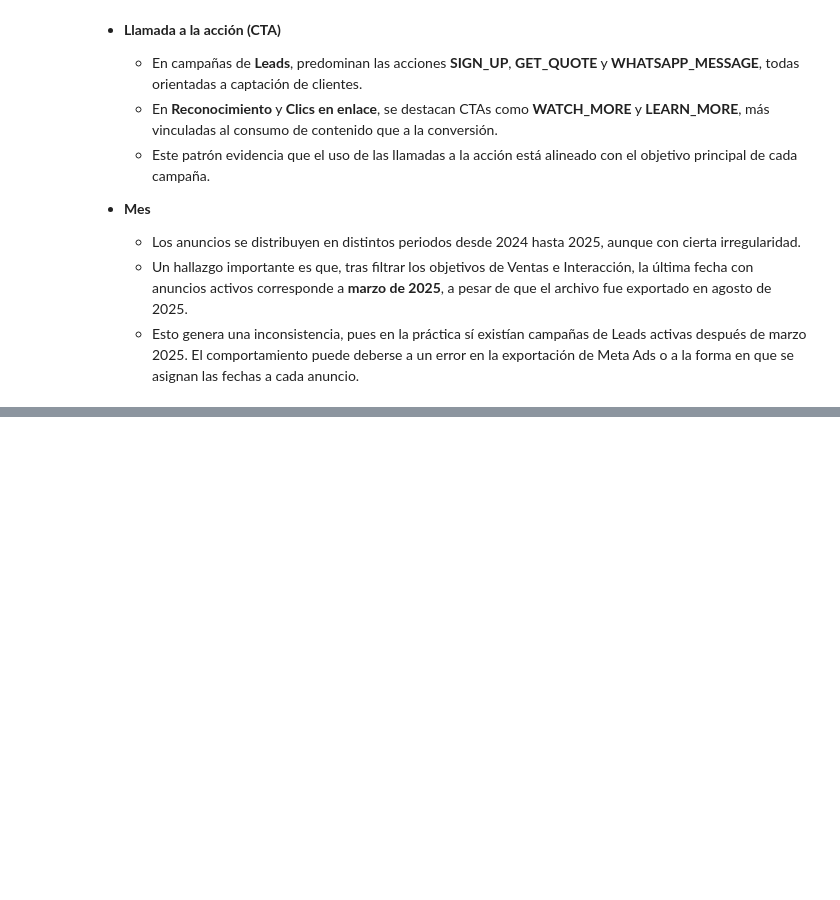
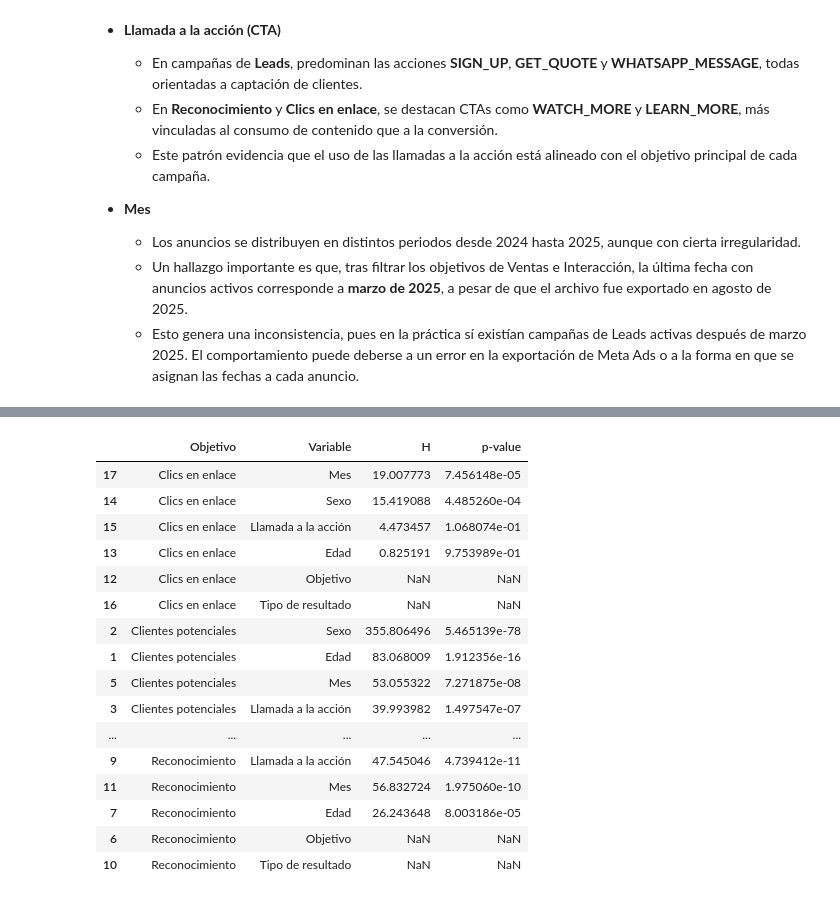
Before and after one commit to andresmaufer03/Proyecto-EDA, a Jupyter notebook: Meta Análisis/EDAMeta.ipynb, the cells around one changed output, grey strips where cells are left out. Saved outputs shown, nothing was run; the diff lists cells and outputs as text; code cells hidden in the pictures; blank space fills up the shorter version.

```diff
--- a/Meta Análisis/EDAMeta.ipynb
+++ b/Meta Análisis/EDAMeta.ipynb
@@ -427,0 +479,39 @@ plt.show()
+# %%
+kruskal_results = []
+
+for objetivo, df in dfs1.items():
+    for col in cols_cat:
+
+        grupos = [df[df[col] == categoria]['Resultados'].dropna()
+                  for categoria in df[col].unique()]
+
+
+        if len([g for g in grupos if len(g) > 0]) > 1:
+            stat, p = kruskal(*grupos)
+            kruskal_results.append([objetivo, col, stat, p])
+        else:
+            kruskal_results.append([objetivo, col, None, None])
+
+kruskal_df = pd.DataFrame(kruskal_results,
+                          columns=['Objetivo', 'Variable', 'H', 'p-value'])
+
+kruskal_df = kruskal_df.sort_values(by=['Objetivo', 'p-value'])
+kruskal_df
+# %% [output]
+|  | Objetivo | Variable | H | p-value |
+| 17 | Clics en enlace | Mes | 19.007773 | 7.456148e-05 |
+| 14 | Clics en enlace | Sexo | 15.419088 | 4.485260e-04 |
+| 15 | Clics en enlace | Llamada a la acción | 4.473457 | 1.068074e-01 |
+| 13 | Clics en enlace | Edad | 0.825191 | 9.753989e-01 |
+| 12 | Clics en enlace | Objetivo | NaN | NaN |
+| 16 | Clics en enlace | Tipo de resultado | NaN | NaN |
+| 2 | Clientes potenciales | Sexo | 355.806496 | 5.465139e-78 |
+| 1 | Clientes potenciales | Edad | 83.068009 | 1.912356e-16 |
+| 5 | Clientes potenciales | Mes | 53.055322 | 7.271875e-08 |
+| 3 | Clientes potenciales | Llamada a la acción | 39.993982 | 1.497547e-07 |
+| ... | ... | ... | ... | ... |
+| 9 | Reconocimiento | Llamada a la acción | 47.545046 | 4.739412e-11 |
+| 11 | Reconocimiento | Mes | 56.832724 | 1.975060e-10 |
+| 7 | Reconocimiento | Edad | 26.243648 | 8.003186e-05 |
+| 6 | Reconocimiento | Objetivo | NaN | NaN |
+| 10 | Reconocimiento | Tipo de resultado | NaN | NaN |
```
Also changed, not shown: parts of 7 cells of this notebook.
